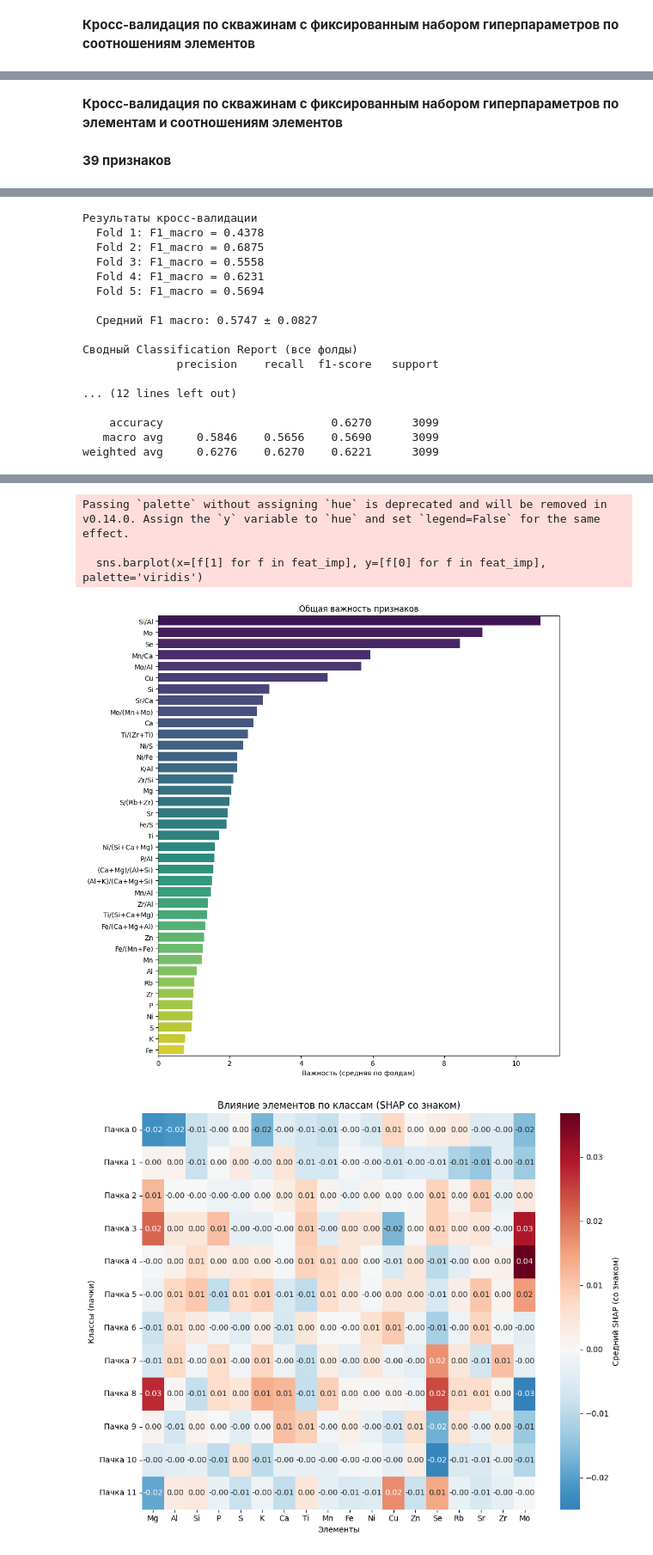
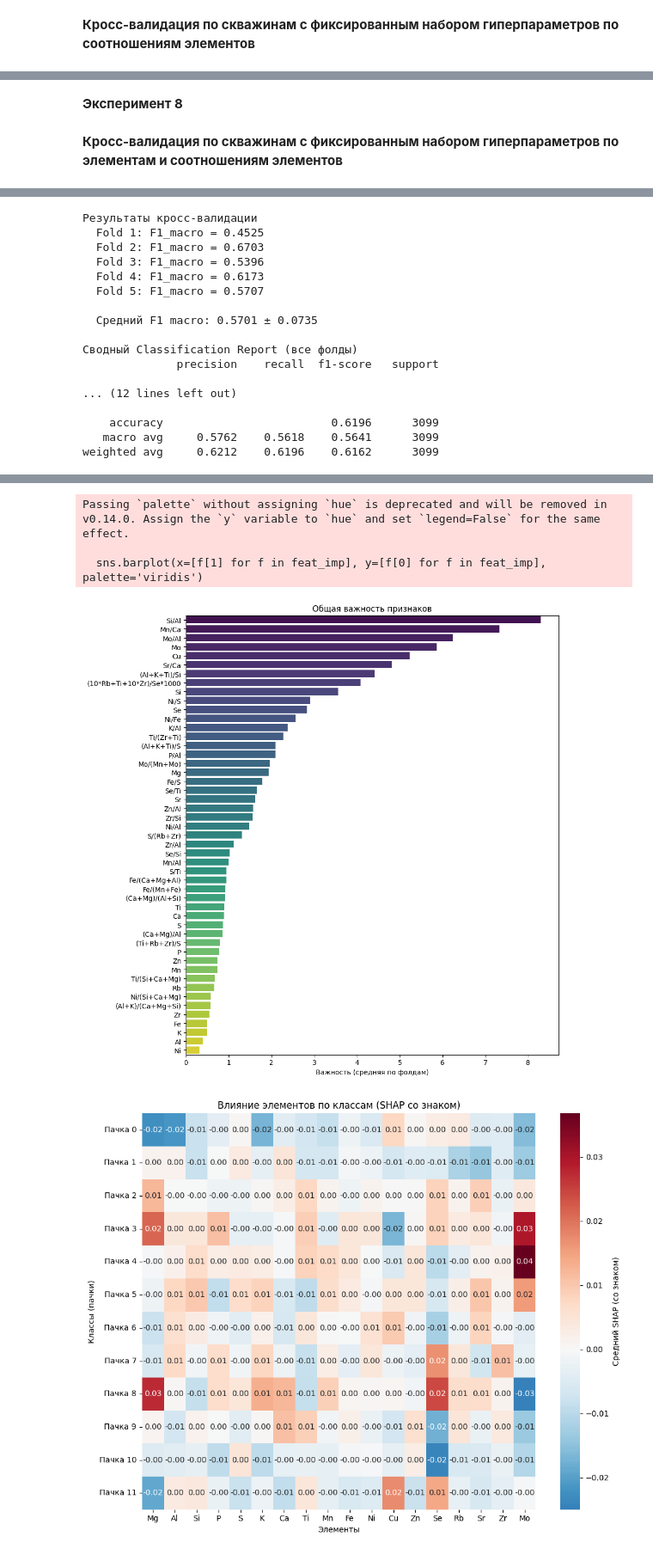
Before and after one commit to MariaSmirnovaDS/ML_for_geochemistry, a Jupyter notebook: Cross‑validation_fixed_parametr_GBoost_Ratio.ipynb, the cells around one changed output, grey strips where cells are left out. Shown at 86% size. Saved outputs shown, nothing was run; the diff lists cells and outputs as text; code cells hidden in the pictures.

Commit message:
Обновлен расчет. Подписаны номера экспериментов

```diff
--- a/Cross‑validation_fixed_parametr_GBoost_Ratio.ipynb
+++ b/Cross‑validation_fixed_parametr_GBoost_Ratio.ipynb
@@ -51,0 +56,2 @@ Name: count, dtype: int64
+# %%
+elements = ['Mg', 'Al', 'Si', 'P', 'S', 'K', 'Ca', 'Ti', 'Mn', 'Fe', 'Ni', 'Cu', 'Zn', 'Se', 'Rb', 'Sr', 'Zr', 'Mo']
@@ -73,7 +363,9 @@ fixed_params = {
     'learning_rate': 0.1,
     'loss_function': 'MultiClass',
     'verbose': 0,
-    'random_seed': 42
+    'random_seed': 42,
+    'task_type': 'GPU',
+    'devices': '0'
 }
 
 gkf = GroupKFold(n_splits=5)
@@ -82,6 +374,7 @@ fold_scores = []
 all_preds = []
 all_true = []
 results_df_list = []
+gaps = []
 
 # Накопители для SHAP и важности
 shap_all = []           # список массивов (n_val_samples, n_classes, n_features)
@@ -117,6 +410,7 @@ for fold, (train_idx, val_idx) in enumerate(gkf.split(X, y, groups), 1):
     fold_scores.append(f1_val)
     all_preds.extend(y_pred)
     all_true.extend(y_vl.values)
+    gaps.append(gap)
 
     print(f"F1 macro (train): {f1_train:.4f}")
     print(f"F1 macro (val):   {f1_val:.4f}")
@@ -173,7 +467,9 @@ print(f"Результаты кросс-валидации")
 
 for i, s in enumerate(fold_scores, 1):
     print(f"  Fold {i}: F1_macro = {s:.4f}")
-print(f"\n  Средний F1 macro: {np.mean(fold_scores):.4f} ± {np.std(fold_scores):.4f}")
+
+print(f"\n  Средний F1 macro: {np.mean(fold_scores):.4f} ± {np.std(fold_scores, ddof=1):.4f}")
+print(f"  Средний gap: {np.mean(gaps):.4f} ± {np.std(gaps, ddof=1):.4f}")
 
 print(f"\nСводный Classification Report (все фолды)")
 print(classification_report(all_true, all_preds, digits=4))
@@ -341,18 +637,19 @@ weighted avg     0.5761    0.5718    0.5678      3099
 ... (4 outputs left out)
+# %% [markdown]
+**Эксперимент 8**
 # %% [markdown]
 **Кросс-валидация по скважинам с фиксированным набором гиперпараметров по элементам и соотношениям элементов**
-# %% [markdown]
-**39 признаков**
 # %%
 features = [
     'Mg', 'Al', 'Si', 'P', 'S', 'K', 'Ca', 'Ti', 'Mn', 'Fe',
     'Ni', 'Cu', 'Zn', 'Se', 'Rb', 'Sr', 'Zr', 'Mo',
-    '(Ca+Mg)/(Al+Si)', 'Sr/Ca', 'Mn/Ca',
-    '(Al+K)/(Ca+Mg+Si)', 'Zr/Al', 'Zr/Si', 'K/Al', 'Ti/(Zr+Ti)',
-    'Si/Al', 'P/Al', 'Ni/Fe', 'Ni/(Si+Ca+Mg)',
-    'S/(Rb+Zr)', 'Mo/Al', 'Mo/(Mn+Mo)', 'Mn/Al',
-    'Fe/S', 'Ni/S',
-    'Fe/(Ca+Mg+Al)', 'Ti/(Si+Ca+Mg)', 'Fe/(Mn+Fe)'
+    '(Ca+Mg)/(Al+Si)', 'Sr/Ca', 'Mn/Ca', '(Al+K)/(Ca+Mg+Si)',
+    'Zr/Al', 'Zr/Si', 'K/Al', 'Ti/(Zr+Ti)', 'Si/Al', 'P/Al',
+    'Ni/Fe', 'Ni/(Si+Ca+Mg)', 'S/(Rb+Zr)', 'Mo/Al', 'Mo/(Mn+Mo)',
+    'Mn/Al', 'Fe/S', 'Ni/S', 'Fe/(Ca+Mg+Al)', 'Ti/(Si+Ca+Mg)',
+    'Fe/(Mn+Fe)', '(Al+K+Ti)/Si', '(Al+K+Ti)/S', '(Ti+Rb+Zr)/S',
+    'S/Ti', 'Ni/Al', 'Zn/Al', 'Se/Si', '(Ca+Mg)/Al', 'Se/Ti',
+    '(10*Rb+Ti+10*Zr)/Se*1000'
 ]
 # %%
 X = df[features]
@@ -365,7 +662,9 @@ fixed_params = {
     'learning_rate': 0.1,
     'loss_function': 'MultiClass',
     'verbose': 0,
-    'random_seed': 42
+    'random_seed': 42,
+    'task_type': 'GPU',
+    'devices': '0'
 }
 
 gkf = GroupKFold(n_splits=5)
@@ -374,6 +673,7 @@ fold_scores = []
 all_preds = []
 all_true = []
 results_df_list = []
+gaps = []
 
 # Накопители для SHAP и важности
 shap_all = []           # список массивов (n_val_samples, n_classes, n_features)
@@ -409,6 +709,8 @@ for fold, (train_idx, val_idx) in enumerate(gkf.split(X, y, groups), 1):
     fold_scores.append(f1_val)
     all_preds.extend(y_pred)
     all_true.extend(y_vl.values)
+    gaps.append(gap)
+
 
     print(f"F1 macro (train): {f1_train:.4f}")
     print(f"F1 macro (val):   {f1_val:.4f}")
@@ -457,8 +759,8 @@ for fold, (train_idx, val_idx) in enumerate(gkf.split(X, y, groups), 1):
     plt.show()
 
 # Сохранение в CSV
-results_df = pd.concat(results_df_list, ignore_index=True)
-results_df.to_csv('Result/classification_results_CatBoost_fixed_elements_ratios.csv', index=False)
+#results_df = pd.concat(results_df_list, ignore_index=True)
+#results_df.to_csv('Result/classification_results_CatBoost_fixed_elements_ratios.csv', index=False)
 
 # Итог
 print(f"Результаты кросс-валидации")
@@ -584,17 +886,17 @@ weighted avg     0.6463    0.6320    0.6309       587
 Результаты кросс-валидации
-  Fold 1: F1_macro = 0.4378
-  Fold 2: F1_macro = 0.6875
-  Fold 3: F1_macro = 0.5558
-  Fold 4: F1_macro = 0.6231
-  Fold 5: F1_macro = 0.5694
+  Fold 1: F1_macro = 0.4525
+  Fold 2: F1_macro = 0.6703
+  Fold 3: F1_macro = 0.5396
+  Fold 4: F1_macro = 0.6173
+  Fold 5: F1_macro = 0.5707
 
-  Средний F1 macro: 0.5747 ± 0.0827
+  Средний F1 macro: 0.5701 ± 0.0735
 
 Сводный Classification Report (все фолды)
               precision    recall  f1-score   support
 
 ... (12 lines left out)
 
-    accuracy                         0.6270      3099
-   macro avg     0.5846    0.5656    0.5690      3099
-weighted avg     0.6276    0.6270    0.6221      3099
+    accuracy                         0.6196      3099
+   macro avg     0.5762    0.5618    0.5641      3099
+weighted avg     0.6212    0.6196    0.6162      3099
@@ -602,7 +904,7 @@ weighted avg     0.6276    0.6270    0.6221      3099
 Passing `palette` without assigning `hue` is deprecated and will be removed in v0.14.0. Assign the `y` variable to `hue` and set `legend=False` for the same effect.
 
   sns.barplot(x=[f[1] for f in feat_imp], y=[f[0] for f in feat_imp], palette='viridis')
-[figure, old version]
+[figure, new version]
 # %%
 # SHAP со знаком, разделённый на элементы и соотношения
 shap_concat = np.concatenate(shap_all, axis=0)
```
Also changed, not shown: parts of 9 cells of this notebook.
